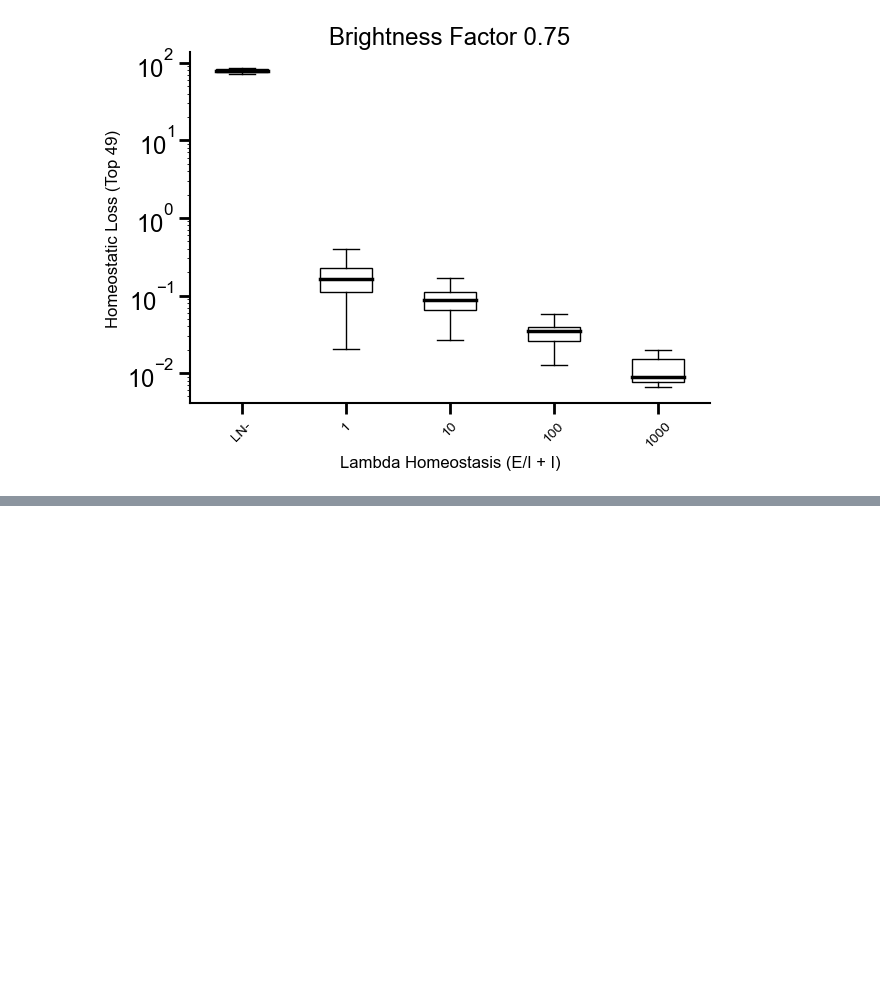
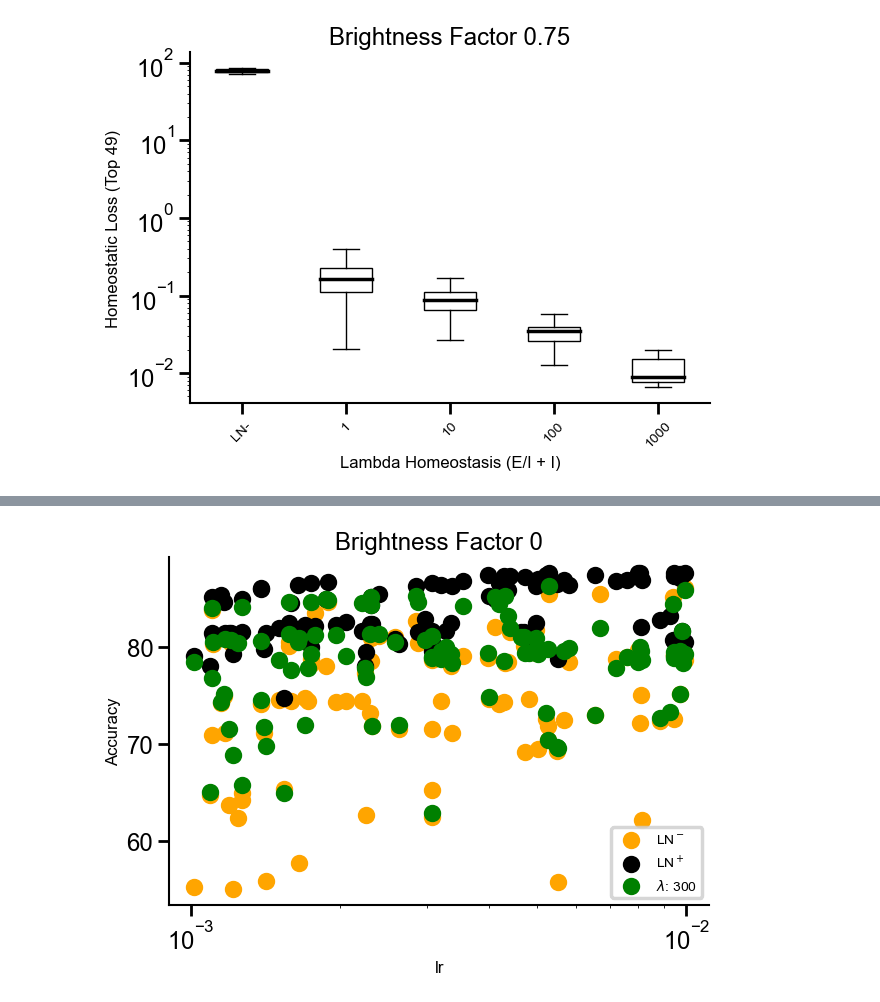
Before and after one commit to RoyHEyono/HomeostaticDANN, a Jupyter notebook: models/dense_mnist_task/notebooks/exhaustive_search_figures.ipynb, the cells around one changed output, grey strips where cells are left out. Drawn from its saved outputs; the diff is of its cells as text; code cells hidden in the pictures; blank space fills up the shorter version.

```diff
--- a/models/dense_mnist_task/notebooks/exhaustive_search_figures.ipynb
+++ b/models/dense_mnist_task/notebooks/exhaustive_search_figures.ipynb
@@ -303,3 +303,59 @@ ax.set_xscale('log')
+# %%
+fig, ax = plt.subplots()
+
+import re
+
+# Regex pattern to extract wei and wix
+pattern = r'wei=([-\d.eE]+), wix=([-\d.eE]+)'
+
+cmap = plt.get_cmap('viridis')
+
+lambs = [300]
+
+values = np.linspace(0, 1, len(lambs))
+
+# inhib_lrs.wei
+# inhib_lrs.wix
+
+feature = 'lr'
+
+activate_color = True
+
+for rn in runs_dict["runs_vanilla_dann"]:
+    plt.scatter(rn.config[feature], rn.summary['test_acc'], color="orange", label="LN$^-$" if activate_color else None)
+    activate_color = False
+
+activate_color=True
+
+for rn in runs_dict["runs_vanilla_dann_layernorm"]:
+    plt.scatter(rn.config[feature], rn.summary['test_acc'], color="black", label="LN$^+$" if activate_color else None)
+    activate_color = False
+
+for idx, lambdaa in enumerate(lambs):
+
+    EI = fetch_runs(api, entity='project_danns', project_name='Luminosity_DeepDANN_ExhaustiveSearch', filters={"config.dataset": "fashionmnist",
+                                                                        "config.brightness_factor": bright_factor, "config.homeostasis": 1, "config.normtype": 0,
+                                                                        "config.use_testset": True, "config.task_opt_inhib": 1, "config.use_sep_bias_gain_lrs": 0,
+                                                                        "config.homeostatic_annealing": 0 , "config.lambda_homeo": lambdaa}, order="-summary_metrics.test_acc")
+
+    data = []
+
+    color = cmap(values[idx])
+    activate_color = True
+
+    for rn in EI:
+        plt.scatter(rn.config[feature], rn.summary['test_acc'], color="green", label=f"$\lambda$: {lambdaa}" if activate_color else None)
+        activate_color = False
+
+
+
+ax.set_xlabel(feature)
+ax.set_ylabel("Accuracy")
+ax.legend(fontsize=10)
+ax.set_title(f'Brightness Factor {bright_factor}')
+ax.set_xscale('log')
+# %% [output]
+[figure, added]
 # %%
 fig, ax = plt.subplots()
 
```
Also changed, not shown: parts of 5 cells of this notebook, 5 other files.
